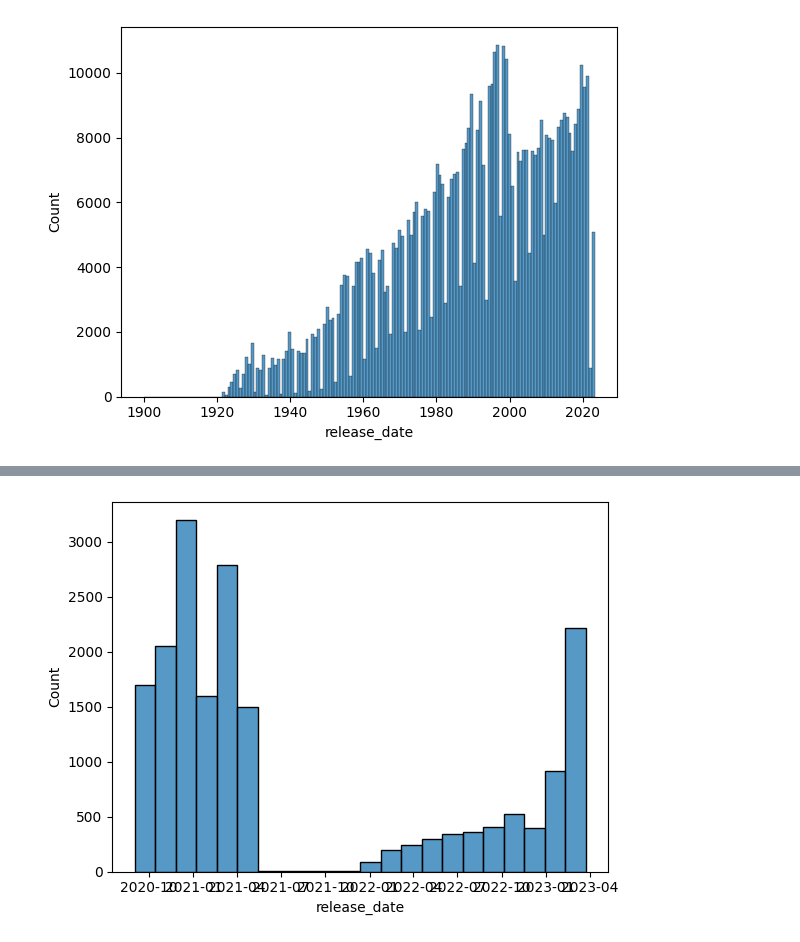
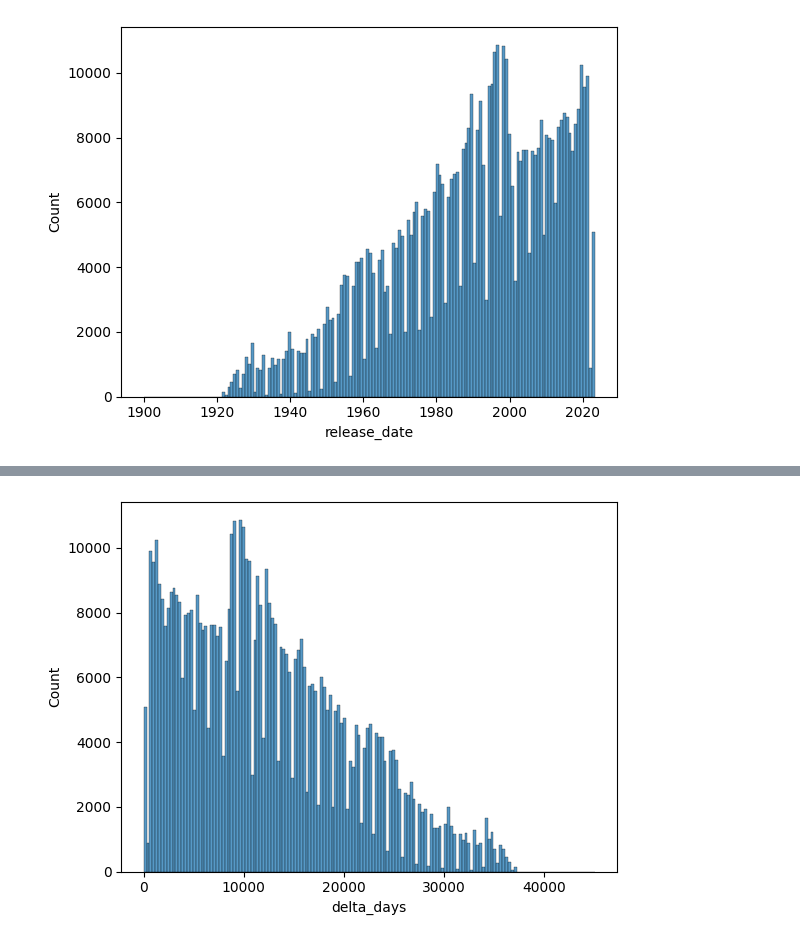
Before and after one commit to dmassonfr/Spotify_hit_predictor, a Jupyter notebook: notebooks/plwbr-train-new-data.ipynb, the cells around one changed output, grey strips where cells are left out. Saved outputs shown, nothing was run; the diff lists cells and outputs as text; code cells hidden in the pictures.

```diff
--- a/notebooks/plwbr-train-new-data.ipynb
+++ b/notebooks/plwbr-train-new-data.ipynb
@@ -59,0 +60,4 @@ See the caveats in the documentation: https://pandas.pydata.org/pandas-docs/stab
+# %%
+data['delta_days'] = pd.Timestamp.today() - data['release_date']
+data['delta_days'] = data['delta_days'].apply(lambda x: x.days)
+data['delta_days']
@@ -60,5 +77,5 @@ See the caveats in the documentation: https://pandas.pydata.org/pandas-docs/stab
 # %%
-sns.histplot(new_data['release_date'])
+sns.histplot(data['delta_days'])
 plt.show()
 # %% [output]
-[figure, old version]
+[figure, new version]
```
Also changed, not shown: parts of 27 cells of this notebook, 3 other files.
